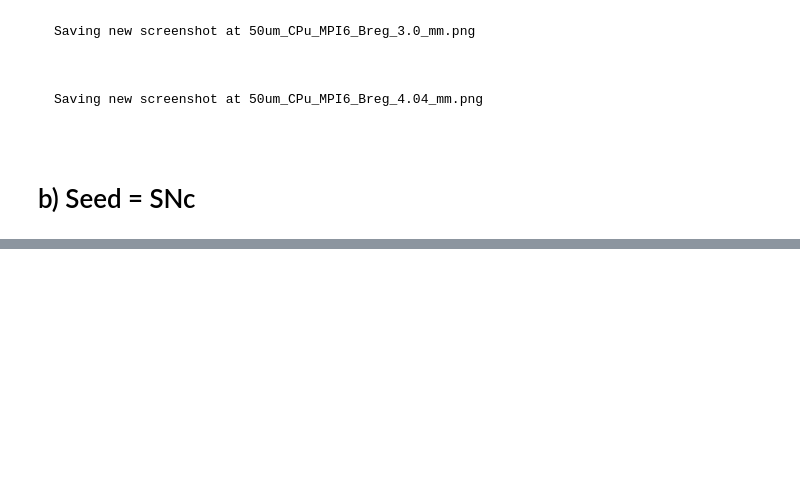
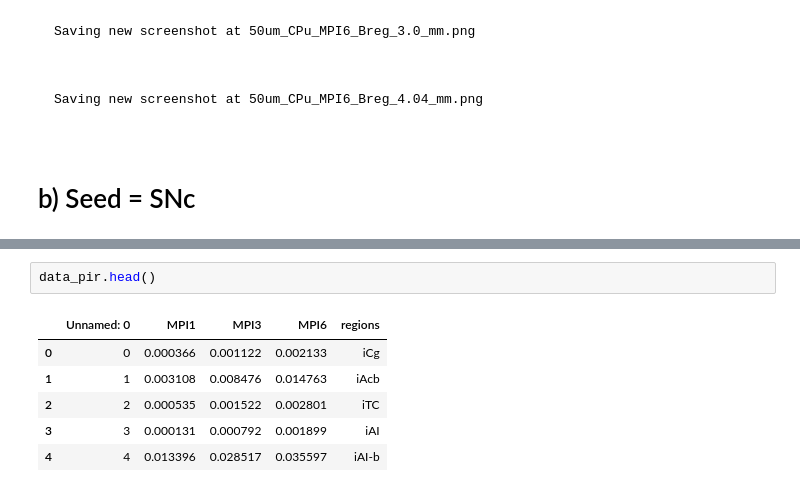
Before and after one commit to MathieuBo/PathoSpreading, a Jupyter notebook: BrainRenderScene.ipynb, the cells around one changed output, grey strips where cells are left out. Drawn from its saved outputs; the diff is of its cells as text; blank space fills up the shorter version.

```diff
--- a/BrainRenderScene.ipynb
+++ b/BrainRenderScene.ipynb
@@ -746,0 +761,9 @@ data_sn
+# %%
+data_pir.head()
+# %% [output]
+|  | Unnamed: 0 | MPI1 | MPI3 | MPI6 | regions |
+| 0 | 0 | 0.000366 | 0.001122 | 0.002133 | iCg |
+| 1 | 1 | 0.003108 | 0.008476 | 0.014763 | iAcb |
+| 2 | 2 | 0.000535 | 0.001522 | 0.002801 | iTC |
+| 3 | 3 | 0.000131 | 0.000792 | 0.001899 | iAI |
+| 4 | 4 | 0.013396 | 0.028517 | 0.035597 | iAI-b |
```
Also changed, not shown: parts of 28 cells of this notebook, 6 other files.
